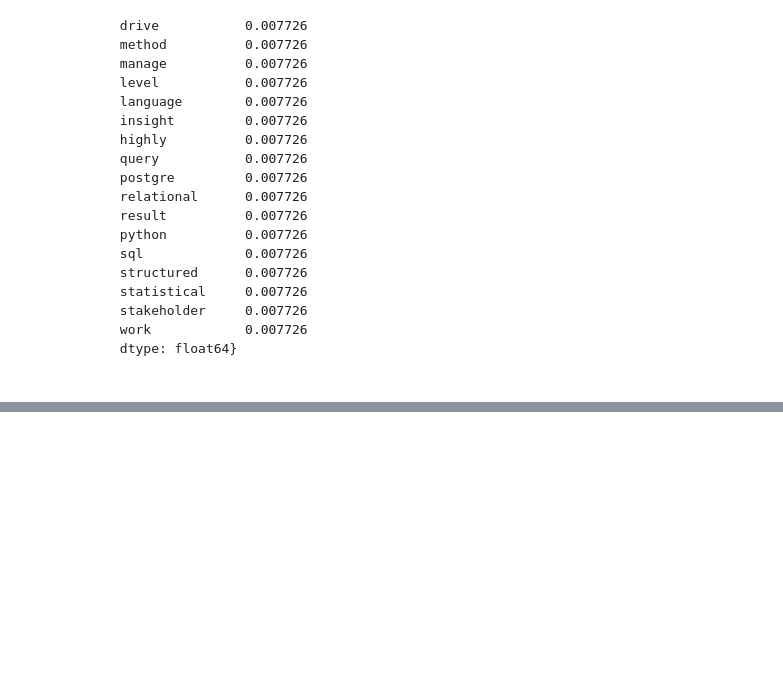
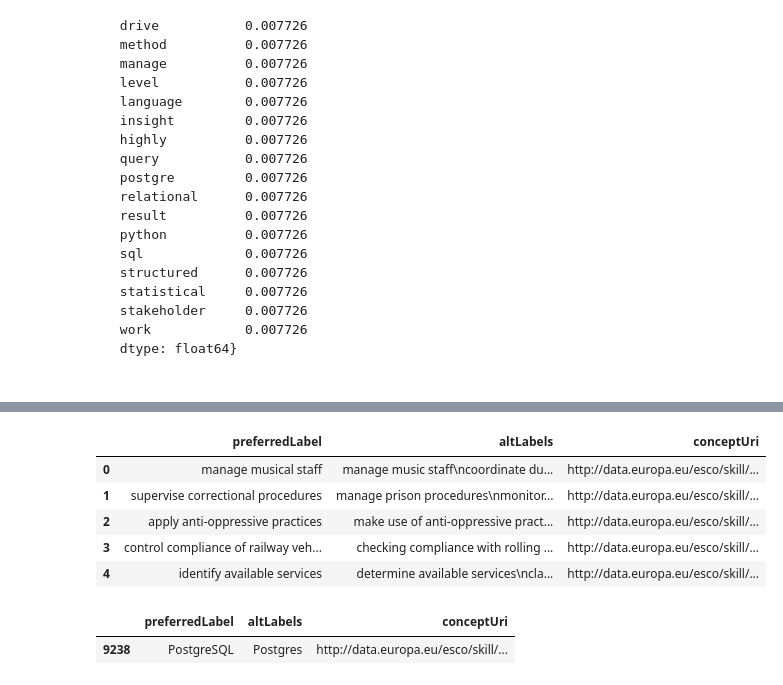
Before and after one commit to adrian-krysiak/RecruitMate, a Jupyter notebook: ml_service/notebooks/similarity_check.ipynb, the cells around one changed output, grey strips where cells are left out. Drawn from its saved outputs; the diff is of its cells as text; code cells hidden in the pictures; blank space fills up the shorter version.

Commit message:
feat: update data handling and enhance NER processing with new patterns and scoring adjustments

```diff
--- a/ml_service/notebooks/similarity_check.ipynb
+++ b/ml_service/notebooks/similarity_check.ipynb
@@ -1223,0 +1408,10 @@ job_offers['medium']['text']
+# %%
+import os
+import sys
+import pandas as pd
+
+sys.path.append('..')
+print(os.getcwd())
+data_path = os.path.join(os.getcwd(), '..', 'data', 'raw')
+data_path = os.path.abspath(data_path)
+print(data_path)
@@ -1223,0 +1448,15 @@ job_offers['medium']['text']
+# %%
+df = pd.read_csv(os.path.join(data_path, 'skills_en.csv'))[['preferredLabel', 'altLabels', 'conceptUri']]
+df.head()
+# %% [output]
+|  | preferredLabel | altLabels | conceptUri |
+| 0 | manage musical staff | manage music staff\ncoordinate du... | http://data.europa.eu/esco/skill/... |
+| 1 | supervise correctional procedures | manage prison procedures\nmonitor... | http://data.europa.eu/esco/skill/... |
+| 2 | apply anti-oppressive practices | make use of anti-oppressive pract... | http://data.europa.eu/esco/skill/... |
+| 3 | control compliance of railway veh... | checking compliance with rolling ... | http://data.europa.eu/esco/skill/... |
+| 4 | identify available services | determine available services\ncla... | http://data.europa.eu/esco/skill/... |
+# %%
+df[df['altLabels'].isin(['Python3K', 'AWS', 'SQL', 'NoSQL', 'Postgres', 'ETL', 'Data Engineering', 'Cloud'])]
+# %% [output]
+|  | preferredLabel | altLabels | conceptUri |
+| 9238 | PostgreSQL | Postgres | http://data.europa.eu/esco/skill/... |
```
Also changed, not shown: parts of 17 cells of this notebook, 9 other files.
